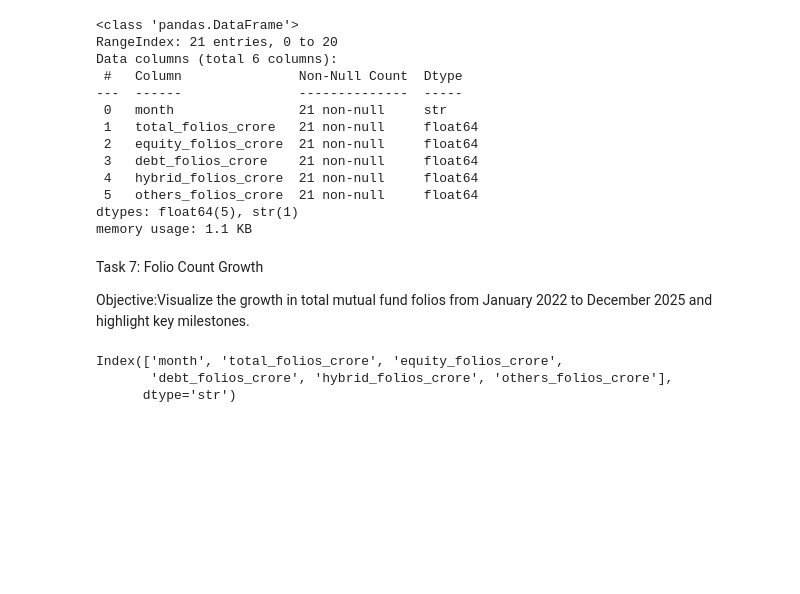
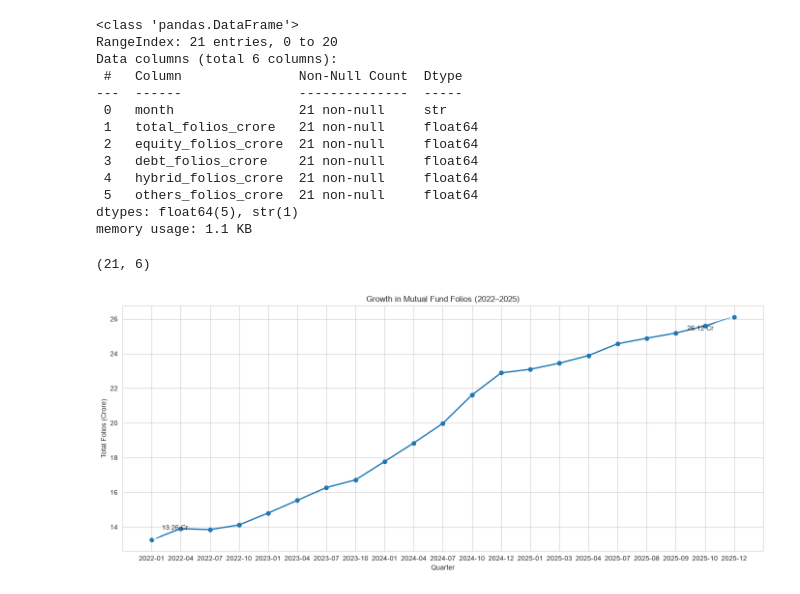
Before and after one commit to gummadalathanusri-hub/Mutual_Fund_Analytics, a Jupyter notebook: notebooks/EDA_Analysis.ipynb, the cells around one changed output. Cells and saved outputs as stored; diff of their text form; code cells hidden in the pictures; blank space fills up the shorter version.

```diff
--- a/notebooks/EDA_Analysis.ipynb
+++ b/notebooks/EDA_Analysis.ipynb
@@ -609,13 +637,7 @@ Data columns (total 6 columns):
  5   others_folios_crore  21 non-null     float64
 dtypes: float64(5), str(1)
 memory usage: 1.1 KB
-# %% [markdown]
-Task 7: Folio Count Growth
-
-Objective:Visualize the growth in total mutual fund folios from January 2022 to December 2025 and highlight key milestones.
 # %%
-folio.columns
+folio.shape
 # %% [output]
-Index(['month', 'total_folios_crore', 'equity_folios_crore',
-       'debt_folios_crore', 'hybrid_folios_crore', 'others_folios_crore'],
-      dtype='str')
+(21, 6)
@@ -629,3 +644,50 @@ folio = folio[
+# %%
+fig, ax = plt.subplots(figsize=(14,6))
+
+ax.plot(
+    folio["month"],
+    folio["total_folios_crore"],
+    marker="o",
+    linewidth=2
+)
+
+ax.set_title("Growth in Mutual Fund Folios (2022–2025)")
+ax.set_xlabel("Quarter")
+ax.set_ylabel("Total Folios (Crore)")
+ax.grid(True)
+
+first = folio.iloc[0]
+last = folio.iloc[-1]
+
+ax.annotate(
+    f"{first['total_folios_crore']} Cr",
+    xy=(first["month"], first["total_folios_crore"]),
+    xytext=(15,15),
+    textcoords="offset points",
+    arrowprops=dict(arrowstyle="->")
+)
+
+ax.annotate(
+    f"{last['total_folios_crore']} Cr",
+    xy=(last["month"], last["total_folios_crore"]),
+    xytext=(-70,-20),
+    textcoords="offset points",
+    arrowprops=dict(arrowstyle="->")
+)
+
+fig.tight_layout()
+
+# Save BEFORE showing
+fig.savefig(
+    "../reports/folio_count_growth.png",
+    dpi=300,
+    bbox_inches="tight"
+)
+
+plt.show()
+plt.close(fig)
+# %% [output]
+[figure, added]
 # %%
 plt.figure(figsize=(14,6))
 
```
Also changed, not shown: parts of 32 cells of this notebook, 9 other files.
